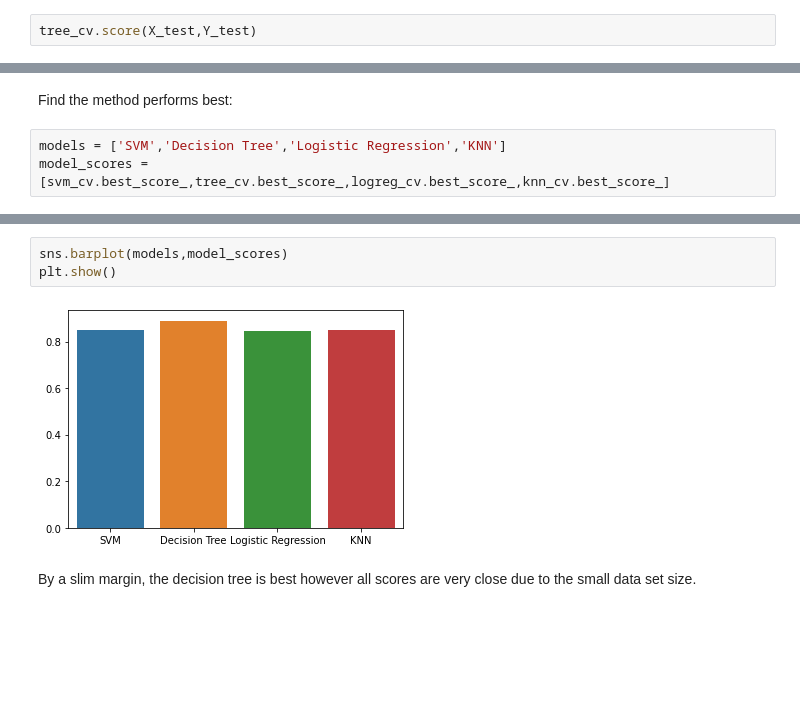
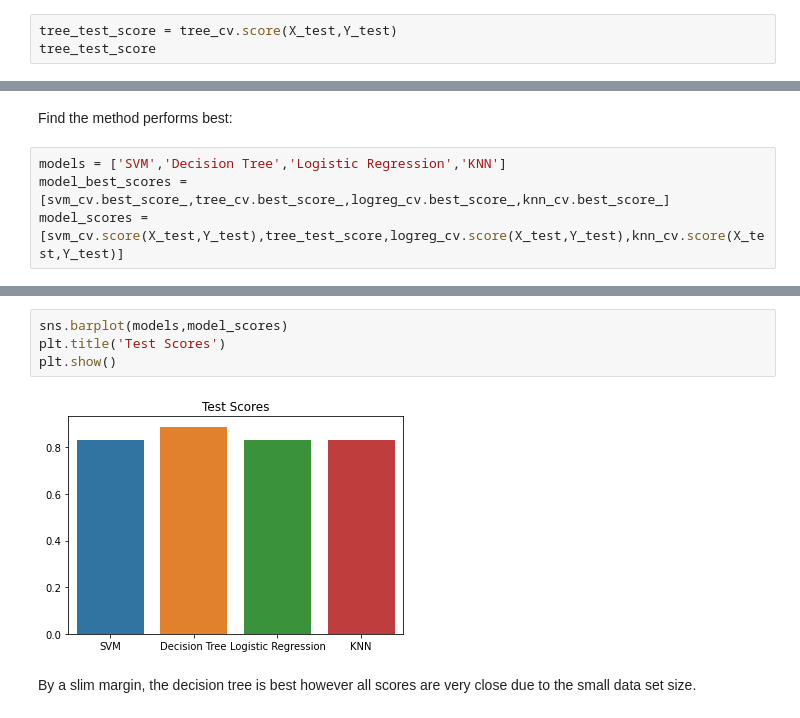
Before and after one commit to jaksaffras/Coursera-IBM-DataScience, a Jupyter notebook: Machine Learning Prediction.ipynb, the cells around one changed output, grey strips where cells are left out. Saved outputs shown, nothing was run; the diff lists cells and outputs as text; blank space fills up the shorter version.

```diff
--- a/Machine Learning Prediction.ipynb
+++ b/Machine Learning Prediction.ipynb
@@ -268,5 +268,6 @@ accuracy : 0.8892857142857145
 # %% [markdown]
 Calculate the accuracy of tree_cv on the test data using the method <code>score</code>:
 # %%
-tree_cv.score(X_test,Y_test)
+tree_test_score = tree_cv.score(X_test,Y_test)
+tree_test_score
 # %% [output]
@@ -323,4 +324,5 @@ plot_confusion_matrix(Y_test,yhat)
 Find the method performs best:
 # %%
 models = ['SVM','Decision Tree','Logistic Regression','KNN']
-model_scores = [svm_cv.best_score_,tree_cv.best_score_,logreg_cv.best_score_,knn_cv.best_score_]
+model_best_scores = [svm_cv.best_score_,tree_cv.best_score_,logreg_cv.best_score_,knn_cv.best_score_]
+model_scores = [svm_cv.score(X_test,Y_test),tree_test_score,logreg_cv.score(X_test,Y_test),knn_cv.score(X_test,Y_test)]
@@ -327,8 +335,9 @@ model_scores = [svm_cv.best_score_,tree_cv.best_score_,logreg_cv.best_score_,knn
 # %%
 sns.barplot(models,model_scores)
+plt.title('Test Scores')
 plt.show()
 # %% [output]
-[figure, old version]
+[figure, new version]
 # %% [markdown]
 By a slim margin, the decision tree is best however all scores are very close due to the small data set size.
 # %% [markdown]
```
Also changed, not shown: parts of 4 cells of this notebook.
